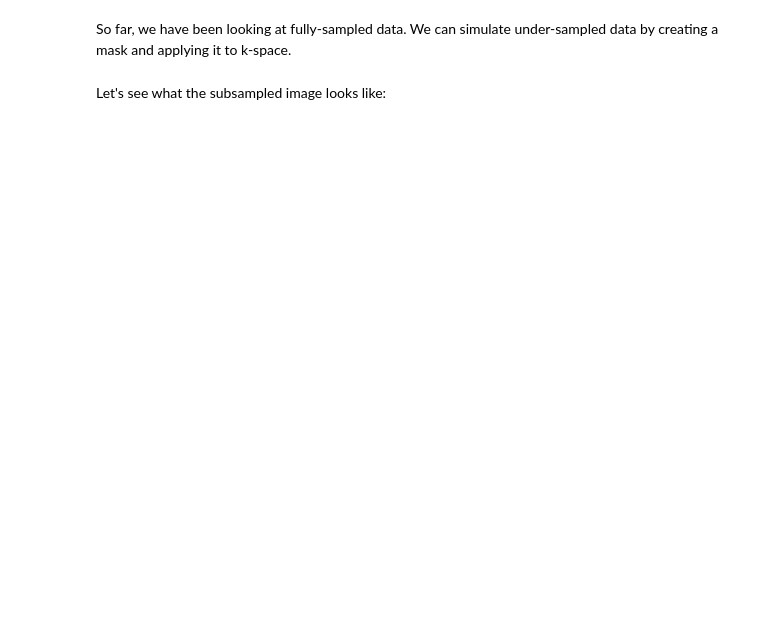
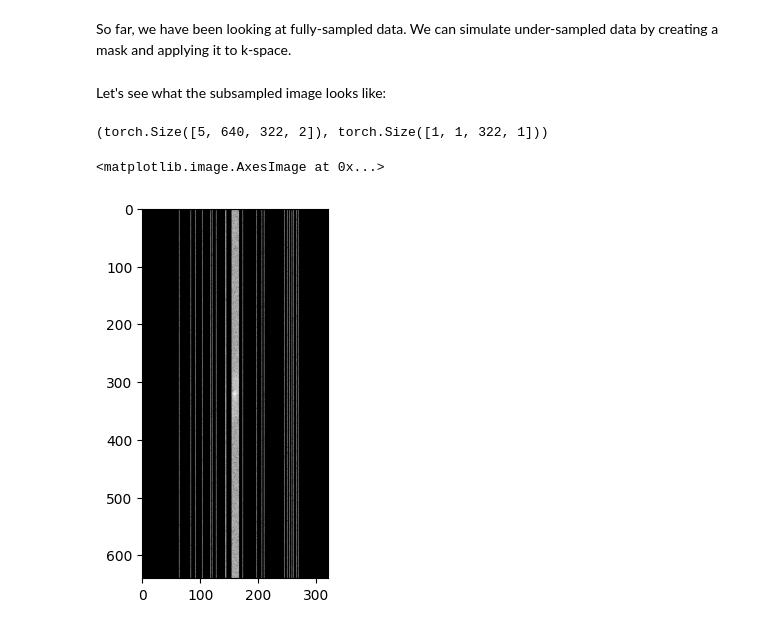
Before and after one commit to myhansu/mri_reconstruction, a Jupyter notebook: fastMRI_tutorial.ipynb, the cells around one changed output. Saved outputs shown, nothing was run; the diff lists cells and outputs as text; code cells hidden in the pictures; blank space fills up the shorter version.

```diff
--- a/fastMRI_tutorial.ipynb
+++ b/fastMRI_tutorial.ipynb
@@ -79,5 +86,14 @@ Let's see what the subsampled image looks like:
 sampled_image = fastmri.ifft2c(masked_kspace)           # Apply Inverse Fourier Transform to get the complex image
 sampled_image_abs = fastmri.complex_abs(sampled_image)   # Compute absolute value to get a real image
 sampled_image_rss = fastmri.rss(sampled_image_abs, dim=0)
+# %%
+masked_kspace.shape, mask.shape
+# %% [output]
+(torch.Size([5, 640, 322, 2]), torch.Size([1, 1, 322, 1]))
+# %%
+plt.imshow(np.log(np.abs(masked_kspace[0,:,:,0].numpy()) + 1e-9), cmap='gray')
+# %% [output]
+<matplotlib.image.AxesImage at 0x...>
+[figure, added]
 # %%
 plt.imshow(np.abs(sampled_image_rss.numpy()), cmap='gray')
```
Also changed, not shown: parts of 5 cells of this notebook.
